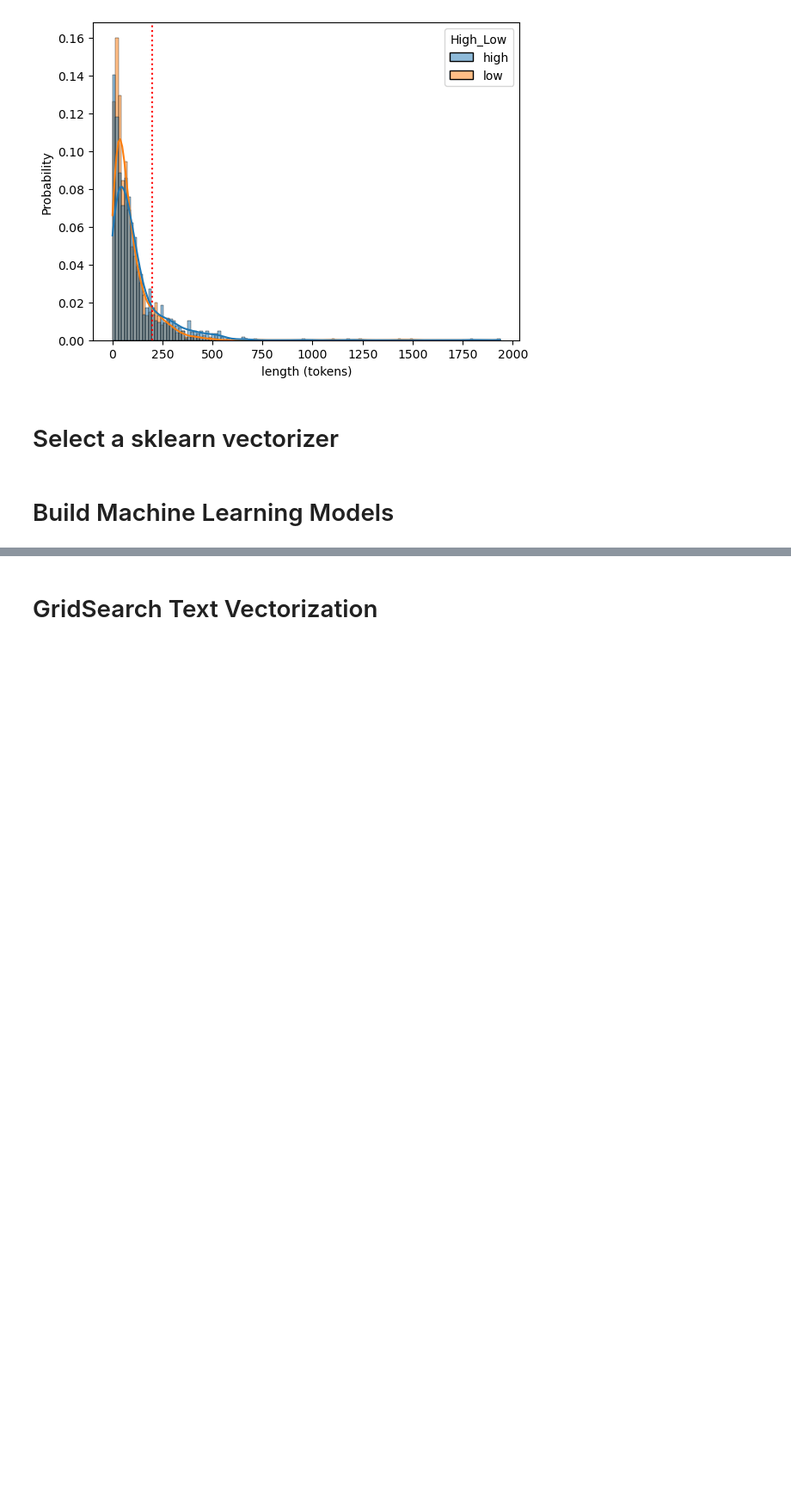
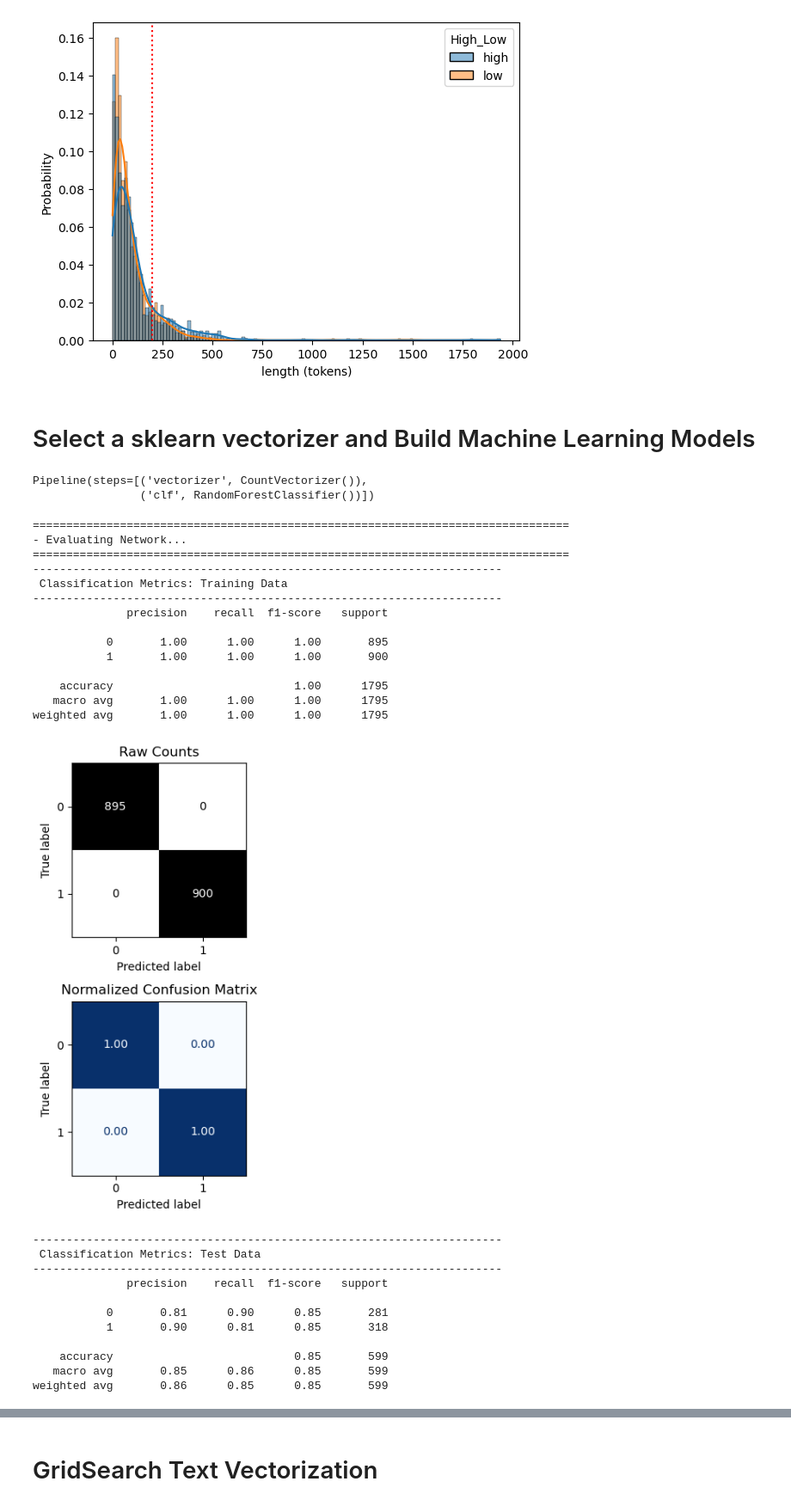
Before and after one commit to dimLMT/Movie-Business-Prediction, a Jupyter notebook: part6.ipynb, the cells around one changed output, grey strips where cells are left out. Shown: that part at 86% size. Drawn from its saved outputs; the diff is of its cells as text; code cells hidden in the pictures; blank space fills up the shorter version.

```diff
--- a/part6.ipynb
+++ b/part6.ipynb
@@ -275,6 +272,55 @@ def evaluate_classification_network(model,
     if output_dict == True:
         return results_dict
 # %% [markdown]
-# Select a sklearn vectorizer
+# Select a sklearn vectorizer and Build Machine Learning Models
-# %% [markdown]
-# Build Machine Learning Models
+# %%
+from sklearn.model_selection import train_test_split
+from sklearn.pipeline import Pipeline
+from sklearn.feature_extraction.text import CountVectorizer, TfidfVectorizer
+from sklearn.ensemble import RandomForestClassifier
+from sklearn.linear_model import LogisticRegression
+from sklearn.naive_bayes import MultinomialNB
+from sklearn.model_selection import GridSearchCV
+
+# Train test split for well balanced data
+X_train, X_test, y_train, y_test = train_test_split(X, y, random_state=42)
+# %%
+# Create a pipeline with placeholders
+clf_pipe = Pipeline([('vectorizer', CountVectorizer()),
+                     ('clf',RandomForestClassifier())])
+clf_pipe
+# %% [output]
+Pipeline(steps=[('vectorizer', CountVectorizer()),
+                ('clf', RandomForestClassifier())])
+# %%
+# Fit the model pipeline
+clf_pipe.fit(X_train, y_train)
+# Predict and Evaluate with the custom function
+evaluate_classification_network(clf_pipe, X_train, y_train, X_test, y_test)
+# %% [output]
+================================================================================
+- Evaluating Network...
+================================================================================
+----------------------------------------------------------------------
+ Classification Metrics: Training Data
+----------------------------------------------------------------------
+              precision    recall  f1-score   support
+
+           0       1.00      1.00      1.00       895
+           1       1.00      1.00      1.00       900
+
+    accuracy                           1.00      1795
+   macro avg       1.00      1.00      1.00      1795
+weighted avg       1.00      1.00      1.00      1795
+[figure, added]
+----------------------------------------------------------------------
+ Classification Metrics: Test Data
+----------------------------------------------------------------------
+              precision    recall  f1-score   support
+
+           0       0.81      0.90      0.85       281
+           1       0.90      0.81      0.85       318
+
+    accuracy                           0.85       599
+   macro avg       0.85      0.86      0.85       599
+weighted avg       0.86      0.85      0.85       599
```
Also changed, not shown: parts of 21 cells of this notebook.
